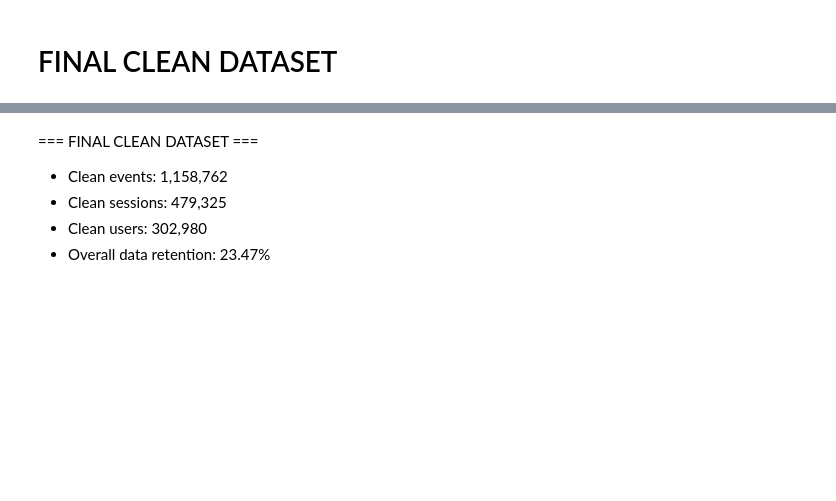
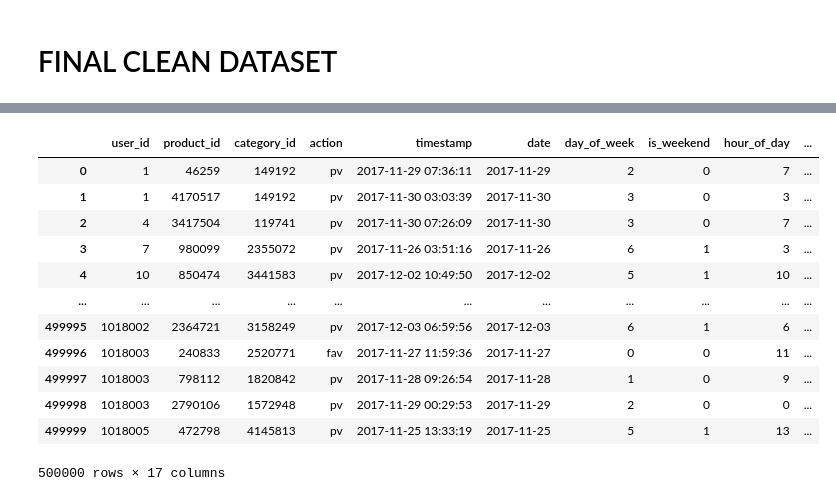
Before and after one commit to vivasvana1/FunnelAnalysis, a Jupyter notebook: FunnelAnalysis_1(Cleaning and Sampling).ipynb, the cells around one changed output, grey strips where cells are left out. Drawn from its saved outputs; the diff is of its cells as text; code cells hidden in the pictures; blank space fills up the shorter version.

```diff
--- a/FunnelAnalysis_1(Cleaning and Sampling).ipynb
+++ b/FunnelAnalysis_1(Cleaning and Sampling).ipynb
@@ -390,29 +462,37 @@ import pandas as pd
-# %% [markdown]
-=== FINAL CLEAN DATASET ===
-- Clean events: 1,158,762
-- Clean sessions: 479,325
-- Clean users: 302,980
-- Overall data retention: 23.47%
 # %%
-# import random
-# import pandas as pd
+import random
+import pandas as pd
 
-# def reservoir_sample_df(df, sample_size=500000):
-#     reservoir = []
-#     for i, row in enumerate(df.itertuples(index=False), start=1):
-#         if i <= sample_size:
-#             reservoir.append(row)
-#         else:
-#             j = random.randint(1, i)
-#             if j <= sample_size:
-#                 reservoir[j - 1] = row
-#     # Convert list of namedtuples back to DataFrame
-#     sampled_df = pd.DataFrame(reservoir, columns=df.columns)
-#     return sampled_df
+def reservoir_sample_df(df, sample_size=500000):
+    reservoir = []
+    for i, row in enumerate(df.itertuples(index=False), start=1):
+        if i <= sample_size:
+            reservoir.append(row)
+        else:
+            j = random.randint(1, i)
+            if j <= sample_size:
+                reservoir[j - 1] = row
+    # Convert list of namedtuples back to DataFrame
+    sampled_df = pd.DataFrame(reservoir, columns=df.columns)
+    return sampled_df
 
-# # Example usage
-# df_sampled = reservoir_sample_df(df, sample_size=500000)
-# df=df_sampled
-# df=df.sort_values(['user_id','timestamp'])
-# df.reset_index(drop=True, inplace=True)
-# df
+# Example usage
+df_sampled = reservoir_sample_df(df, sample_size=500000)
+df=df_sampled
+df=df.sort_values(['user_id','timestamp'])
+df.reset_index(drop=True, inplace=True)
+df
+# %% [output]
+|  | user_id | product_id | category_id | action | timestamp | date | day_of_week | is_weekend | hour_of_day | ... |
+| 0 | 1 | 46259 | 149192 | pv | 2017-11-29 07:36:11 | 2017-11-29 | 2 | 0 | 7 | ... |
+| 1 | 1 | 4170517 | 149192 | pv | 2017-11-30 03:03:39 | 2017-11-30 | 3 | 0 | 3 | ... |
+| 2 | 4 | 3417504 | 119741 | pv | 2017-11-30 07:26:09 | 2017-11-30 | 3 | 0 | 7 | ... |
+| 3 | 7 | 980099 | 2355072 | pv | 2017-11-26 03:51:16 | 2017-11-26 | 6 | 1 | 3 | ... |
+| 4 | 10 | 850474 | 3441583 | pv | 2017-12-02 10:49:50 | 2017-12-02 | 5 | 1 | 10 | ... |
+| ... | ... | ... | ... | ... | ... | ... | ... | ... | ... | ... |
+| 499995 | 1018002 | 2364721 | 3158249 | pv | 2017-12-03 06:59:56 | 2017-12-03 | 6 | 1 | 6 | ... |
+| 499996 | 1018003 | 240833 | 2520771 | fav | 2017-11-27 11:59:36 | 2017-11-27 | 0 | 0 | 11 | ... |
+| 499997 | 1018003 | 798112 | 1820842 | pv | 2017-11-28 09:26:54 | 2017-11-28 | 1 | 0 | 9 | ... |
+| 499998 | 1018003 | 2790106 | 1572948 | pv | 2017-11-29 00:29:53 | 2017-11-29 | 2 | 0 | 0 | ... |
+| 499999 | 1018005 | 472798 | 4145813 | pv | 2017-11-25 13:33:19 | 2017-11-25 | 5 | 1 | 13 | ... |
+500000 rows × 17 columns
```
Also changed, not shown: parts of 17 cells of this notebook, 2 other files.
